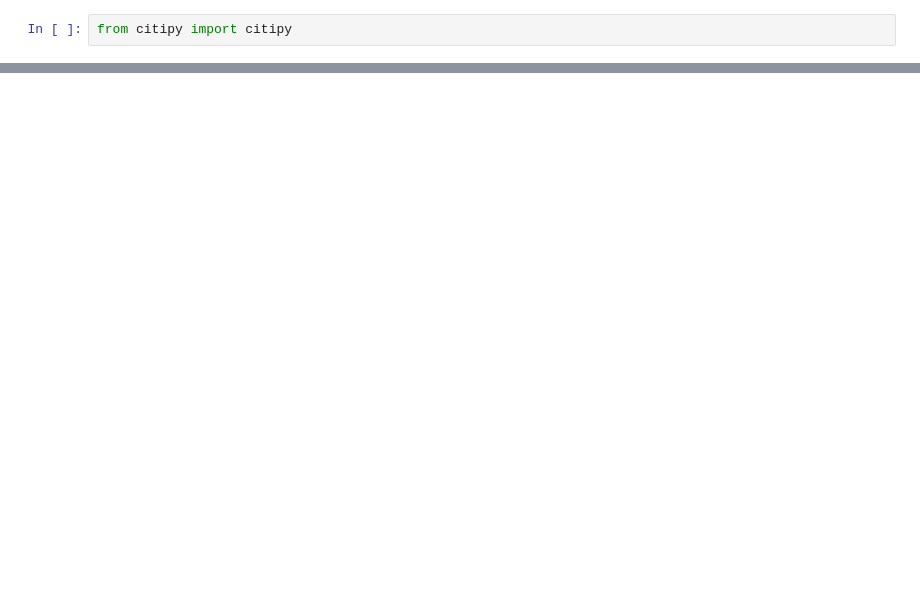
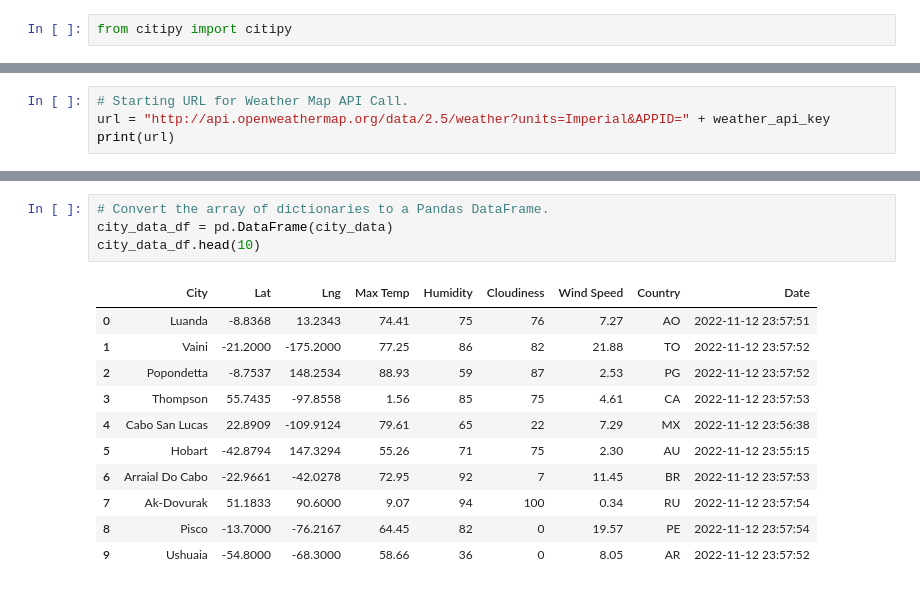
Before and after one commit to Dimara-Delmar/World-Weather-Analysis, a Jupyter notebook: WeatherPy.ipynb, the cells around one changed output, grey strips where cells are left out. Drawn from its saved outputs; the diff is of its cells as text; blank space fills up the shorter version.

Commit message:
Modified .gitignore + WeatherPy file.

```diff
--- a/WeatherPy.ipynb
+++ b/WeatherPy.ipynb
@@ -56,0 +63,4 @@ len(cities)
+# %%
+# Starting URL for Weather Map API Call.
+url = "http://api.openweathermap.org/data/2.5/weather?units=Imperial&APPID=" + weather_api_key
+print(url)
@@ -56,0 +159,16 @@ len(cities)
+# %%
+# Convert the array of dictionaries to a Pandas DataFrame.
+city_data_df = pd.DataFrame(city_data)
+city_data_df.head(10)
+# %% [output]
+|  | City | Lat | Lng | Max Temp | Humidity | Cloudiness | Wind Speed | Country | Date |
+| 0 | Luanda | -8.8368 | 13.2343 | 74.41 | 75 | 76 | 7.27 | AO | 2022-11-12 23:57:51 |
+| 1 | Vaini | -21.2000 | -175.2000 | 77.25 | 86 | 82 | 21.88 | TO | 2022-11-12 23:57:52 |
+| 2 | Popondetta | -8.7537 | 148.2534 | 88.93 | 59 | 87 | 2.53 | PG | 2022-11-12 23:57:52 |
+| 3 | Thompson | 55.7435 | -97.8558 | 1.56 | 85 | 75 | 4.61 | CA | 2022-11-12 23:57:53 |
+| 4 | Cabo San Lucas | 22.8909 | -109.9124 | 79.61 | 65 | 22 | 7.29 | MX | 2022-11-12 23:56:38 |
+| 5 | Hobart | -42.8794 | 147.3294 | 55.26 | 71 | 75 | 2.30 | AU | 2022-11-12 23:55:15 |
+| 6 | Arraial Do Cabo | -22.9661 | -42.0278 | 72.95 | 92 | 7 | 11.45 | BR | 2022-11-12 23:57:53 |
+| 7 | Ak-Dovurak | 51.1833 | 90.6000 | 9.07 | 94 | 100 | 0.34 | RU | 2022-11-12 23:57:54 |
+| 8 | Pisco | -13.7000 | -76.2167 | 64.45 | 82 | 0 | 19.57 | PE | 2022-11-12 23:57:54 |
+| 9 | Ushuaia | -54.8000 | -68.3000 | 58.66 | 36 | 0 | 8.05 | AR | 2022-11-12 23:57:52 |
```
Also changed, not shown: parts of 8 cells of this notebook, 3 other files.
